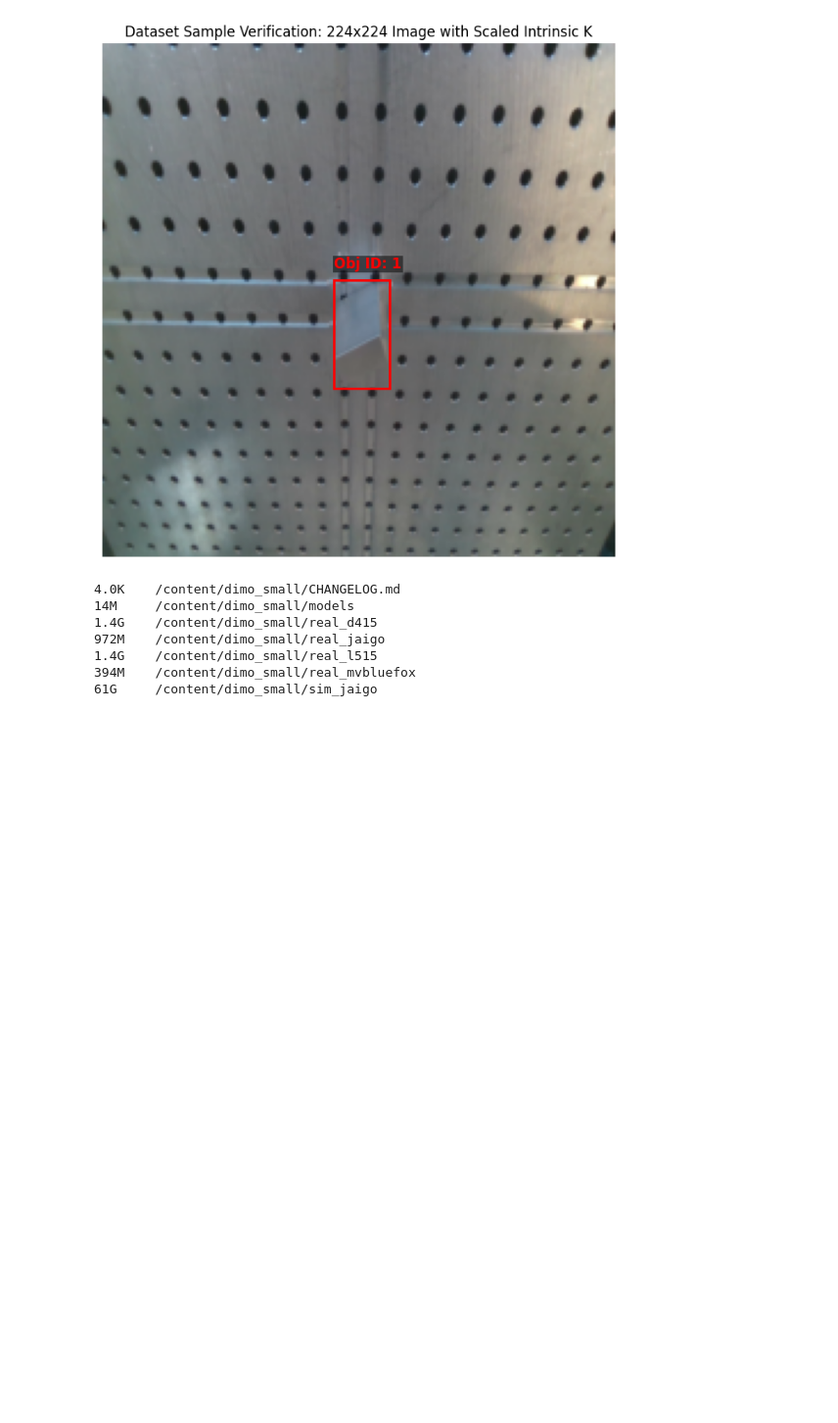
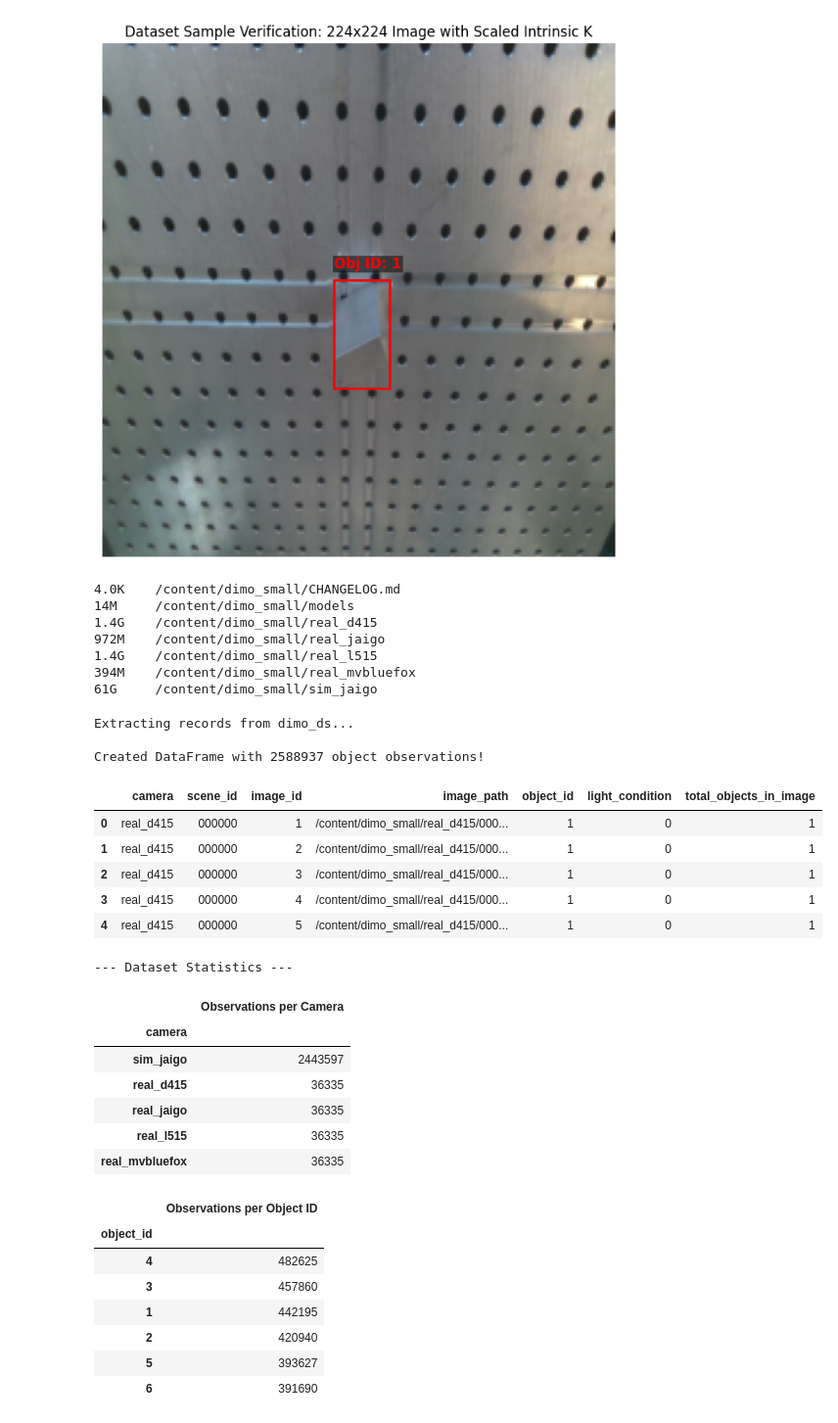
Before and after one commit to Eikthyrnir/uam-cv-sim-to-real-interpretability, a Jupyter notebook: DIMO_sandbox.ipynb, the cells around one changed output. Shown at 98% size. Cells and saved outputs as stored; diff of their text form; code cells hidden in the pictures; blank space fills up the shorter version.

Commit message:
use pandas for stats

```diff
--- a/DIMO_sandbox.ipynb
+++ b/DIMO_sandbox.ipynb
@@ -630,3 +531,74 @@ plt.show()
 1.4G    /content/dimo_small/real_l515
 394M    /content/dimo_small/real_mvbluefox
 61G     /content/dimo_small/sim_jaigo
+# %%
+import pandas as pd
+
+# Prepare a list to hold all the flattened records
+records = []
+
+print("Extracting records from dimo_ds...")
+# Iterate through the top-level keys (cameras and 'models')
+for cam_name, scenes in dimo_ds.items():
+    if cam_name == 'models':
+        continue # Skip the 3D models metadata for the main dataframe
+
+    for scene in scenes:
+        scene_id = scene['id']
+        for img in scene['images']:
+            img_id = img['id']
+            img_path = str(img['path'])
+            num_objects = len(img['objects'])
+
+            # We can also capture some scene_info if it's there
+            light_condition = img.get('scene_info', {}).get('light', None)
+
+            for obj in img['objects']:
+                records.append({
+                    'camera': cam_name,
+                    'scene_id': scene_id,
+                    'image_id': img_id,
+                    'image_path': img_path,
+                    'object_id': obj['id'],
+                    'light_condition': light_condition,
+                    'total_objects_in_image': num_objects
+                })
+
+# Create the DataFrame
+df_dimo = pd.DataFrame(records)
+
+print(f"\nCreated DataFrame with {len(df_dimo)} object observations!")
+display(df_dimo.head())
+
+print("\n--- Dataset Statistics ---")
+# Show the distribution of observations per camera
+display(df_dimo['camera'].value_counts().to_frame('Observations per Camera'))
+
+# Show the distribution of object IDs
+display(df_dimo['object_id'].value_counts().to_frame('Observations per Object ID'))
+# %% [output]
+Extracting records from dimo_ds...
+
+Created DataFrame with 2588937 object observations!
+|  | camera | scene_id | image_id | image_path | object_id | light_condition | total_objects_in_image |
+| 0 | real_d415 | 000000 | 1 | /content/dimo_small/real_d415/000... | 1 | 0 | 1 |
+| 1 | real_d415 | 000000 | 2 | /content/dimo_small/real_d415/000... | 1 | 0 | 1 |
+| 2 | real_d415 | 000000 | 3 | /content/dimo_small/real_d415/000... | 1 | 0 | 1 |
+| 3 | real_d415 | 000000 | 4 | /content/dimo_small/real_d415/000... | 1 | 0 | 1 |
+| 4 | real_d415 | 000000 | 5 | /content/dimo_small/real_d415/000... | 1 | 0 | 1 |
+--- Dataset Statistics ---
+|  | Observations per Camera |
+| camera |  |
+| sim_jaigo | 2443597 |
+| real_d415 | 36335 |
+| real_jaigo | 36335 |
+| real_l515 | 36335 |
+| real_mvbluefox | 36335 |
+|  | Observations per Object ID |
+| object_id |  |
+| 4 | 482625 |
+| 3 | 457860 |
+| 1 | 442195 |
+| 2 | 420940 |
+| 5 | 393627 |
+| 6 | 391690 |
```
Also changed, not shown: parts of 22 cells of this notebook.
